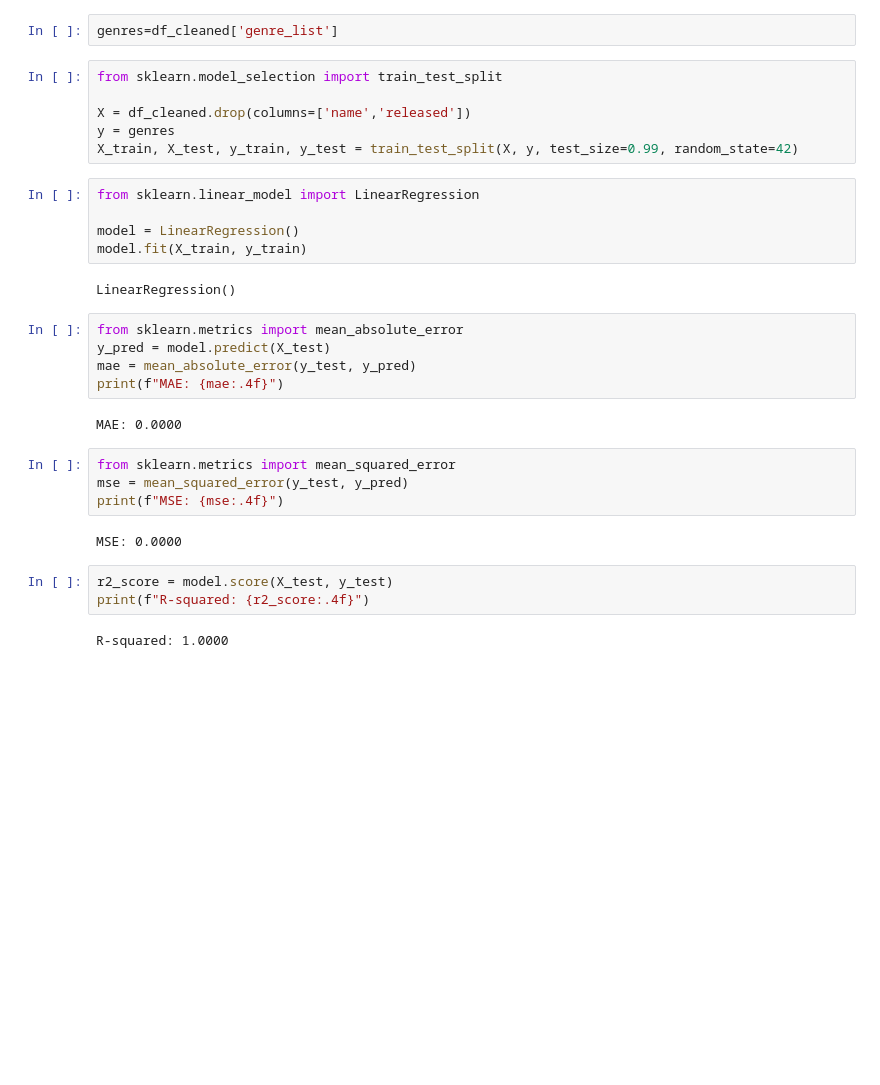
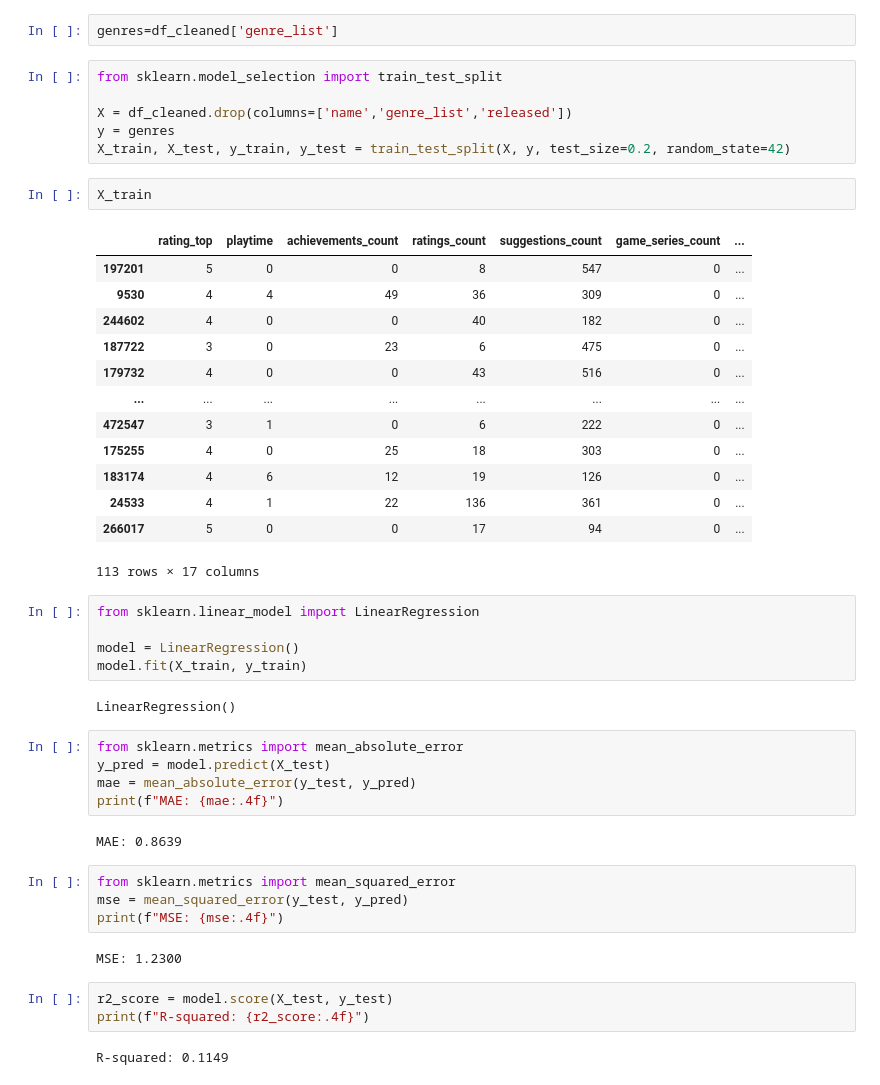
Before and after one commit to Mr-Stark01/ITSDPROJ, a Jupyter notebook: nb.ipynb, the cells around one changed output. Cells and saved outputs as stored; diff of their text form; blank space fills up the shorter version.

```diff
--- a/nb.ipynb
+++ b/nb.ipynb
@@ -337,9 +337,25 @@ genres=df_cleaned['genre_list']
 # %%
 from sklearn.model_selection import train_test_split
 
-X = df_cleaned.drop(columns=['name','released'])
+X = df_cleaned.drop(columns=['name','genre_list','released'])
 y = genres
-X_train, X_test, y_train, y_test = train_test_split(X, y, test_size=0.99, random_state=42)
+X_train, X_test, y_train, y_test = train_test_split(X, y, test_size=0.2, random_state=42)
+# %%
+X_train
+# %% [output]
+|  | rating_top | playtime | achievements_count | ratings_count | suggestions_count | game_series_count | ... |
+| 197201 | 5 | 0 | 0 | 8 | 547 | 0 | ... |
+| 9530 | 4 | 4 | 49 | 36 | 309 | 0 | ... |
+| 244602 | 4 | 0 | 0 | 40 | 182 | 0 | ... |
+| 187722 | 3 | 0 | 23 | 6 | 475 | 0 | ... |
+| 179732 | 4 | 0 | 0 | 43 | 516 | 0 | ... |
+| ... | ... | ... | ... | ... | ... | ... | ... |
+| 472547 | 3 | 1 | 0 | 6 | 222 | 0 | ... |
+| 175255 | 4 | 0 | 25 | 18 | 303 | 0 | ... |
+| 183174 | 4 | 6 | 12 | 19 | 126 | 0 | ... |
+| 24533 | 4 | 1 | 22 | 136 | 361 | 0 | ... |
+| 266017 | 5 | 0 | 0 | 17 | 94 | 0 | ... |
+113 rows × 17 columns
 # %%
 from sklearn.linear_model import LinearRegression
 
@@ -353,18 +369,18 @@ y_pred = model.predict(X_test)
 mae = mean_absolute_error(y_test, y_pred)
 print(f"MAE: {mae:.4f}")
 # %% [output]
-MAE: 0.0000
+MAE: 0.8639
 # %%
 from sklearn.metrics import mean_squared_error
 mse = mean_squared_error(y_test, y_pred)
 print(f"MSE: {mse:.4f}")
 # %% [output]
-MSE: 0.0000
+MSE: 1.2300
 # %%
 r2_score = model.score(X_test, y_test)
 print(f"R-squared: {r2_score:.4f}")
 # %% [output]
-R-squared: 1.0000
+R-squared: 0.1149
 # %%
 print(model.predict(X_test[:]))
 print(y_test[:10])
```
Also changed, not shown: parts of 1 cell of this notebook.
